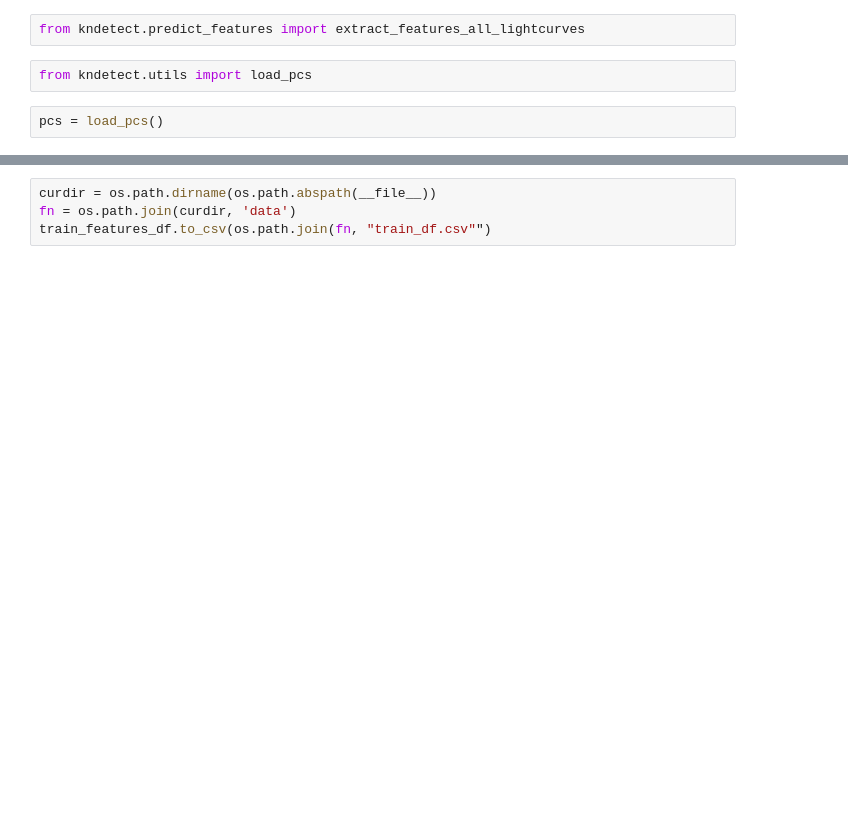
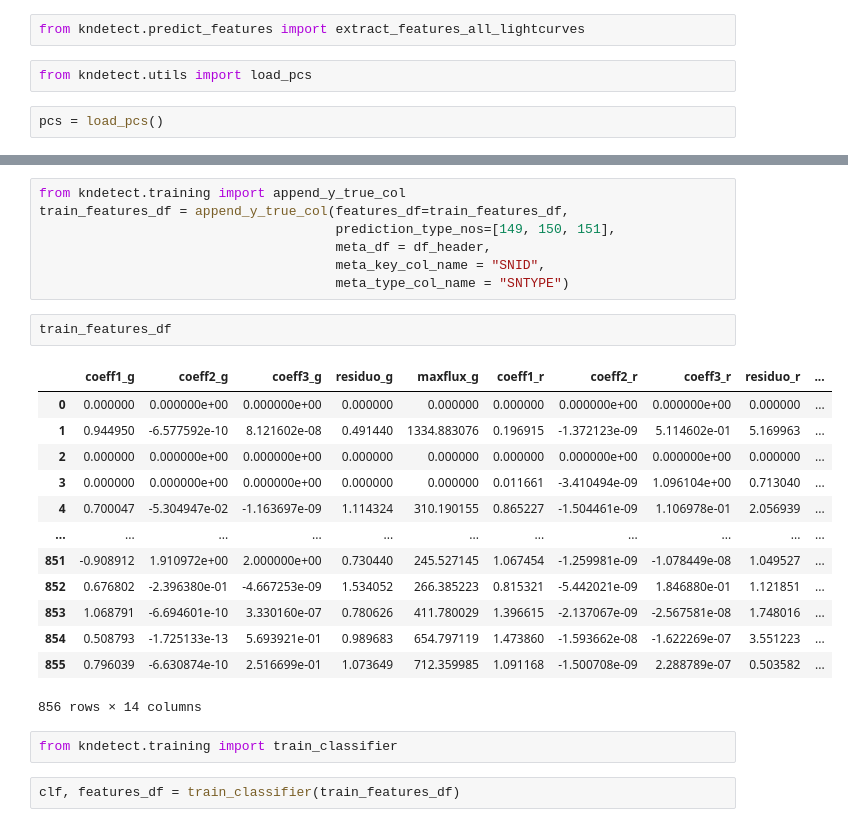
Before and after one commit to b-biswas/kndetect, a Jupyter notebook: notebooks/train_model.ipynb, the cells around one changed output, grey strips where cells are left out. Drawn from its saved outputs; the diff is of its cells as text; blank space fills up the shorter version.

```diff
--- a/notebooks/train_model.ipynb
+++ b/notebooks/train_model.ipynb
@@ -34,4 +61,27 @@ train_features_df = extract_features_all_lightcurves(df_phot, "SNID", pcs, [b'g'
+# %%
+from kndetect.training import append_y_true_col
+train_features_df = append_y_true_col(features_df=train_features_df,
+                                      prediction_type_nos=[149, 150, 151],
+                                      meta_df = df_header,
+                                      meta_key_col_name = "SNID",
+                                      meta_type_col_name = "SNTYPE")
+# %%
+train_features_df
+# %% [output]
+|  | coeff1_g | coeff2_g | coeff3_g | residuo_g | maxflux_g | coeff1_r | coeff2_r | coeff3_r | residuo_r | ... |
+| 0 | 0.000000 | 0.000000e+00 | 0.000000e+00 | 0.000000 | 0.000000 | 0.000000 | 0.000000e+00 | 0.000000e+00 | 0.000000 | ... |
+| 1 | 0.944950 | -6.577592e-10 | 8.121602e-08 | 0.491440 | 1334.883076 | 0.196915 | -1.372123e-09 | 5.114602e-01 | 5.169963 | ... |
+| 2 | 0.000000 | 0.000000e+00 | 0.000000e+00 | 0.000000 | 0.000000 | 0.000000 | 0.000000e+00 | 0.000000e+00 | 0.000000 | ... |
+| 3 | 0.000000 | 0.000000e+00 | 0.000000e+00 | 0.000000 | 0.000000 | 0.011661 | -3.410494e-09 | 1.096104e+00 | 0.713040 | ... |
+| 4 | 0.700047 | -5.304947e-02 | -1.163697e-09 | 1.114324 | 310.190155 | 0.865227 | -1.504461e-09 | 1.106978e-01 | 2.056939 | ... |
+| ... | ... | ... | ... | ... | ... | ... | ... | ... | ... | ... |
+| 851 | -0.908912 | 1.910972e+00 | 2.000000e+00 | 0.730440 | 245.527145 | 1.067454 | -1.259981e-09 | -1.078449e-08 | 1.049527 | ... |
+| 852 | 0.676802 | -2.396380e-01 | -4.667253e-09 | 1.534052 | 266.385223 | 0.815321 | -5.442021e-09 | 1.846880e-01 | 1.121851 | ... |
+| 853 | 1.068791 | -6.694601e-10 | 3.330160e-07 | 0.780626 | 411.780029 | 1.396615 | -2.137067e-09 | -2.567581e-08 | 1.748016 | ... |
+| 854 | 0.508793 | -1.725133e-13 | 5.693921e-01 | 0.989683 | 654.797119 | 1.473860 | -1.593662e-08 | -1.622269e-07 | 3.551223 | ... |
+| 855 | 0.796039 | -6.630874e-10 | 2.516699e-01 | 1.073649 | 712.359985 | 1.091168 | -1.500708e-09 | 2.288789e-07 | 0.503582 | ... |
+856 rows × 14 columns
 # %%
-curdir = os.path.dirname(os.path.abspath(__file__))
-fn = os.path.join(curdir, 'data')
-train_features_df.to_csv(os.path.join(fn, "train_df.csv"")
+from kndetect.training import train_classifier
+# %%
+clf, features_df = train_classifier(train_features_df)
```
Also changed, not shown: parts of 6 cells of this notebook, 2 other files.
